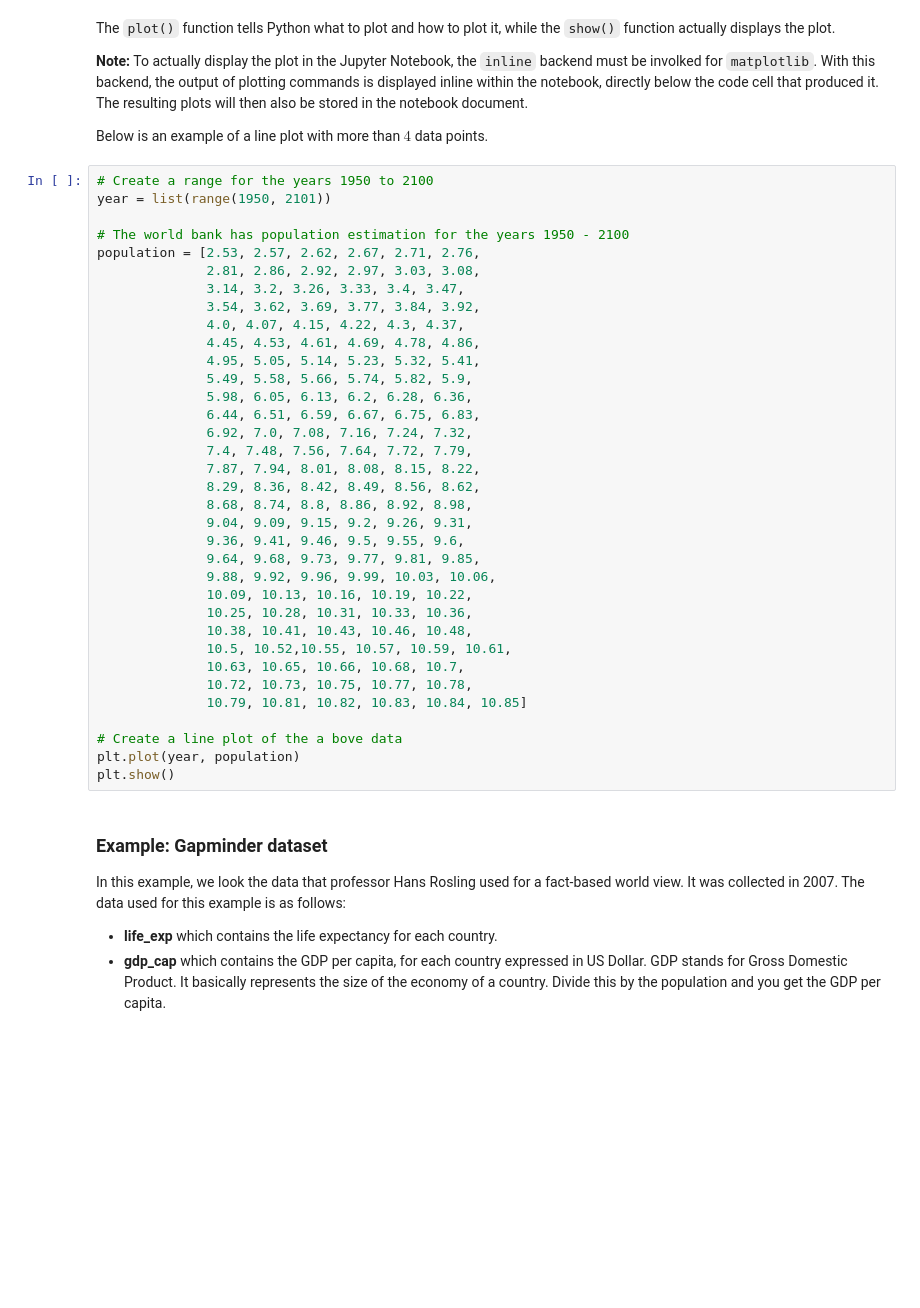
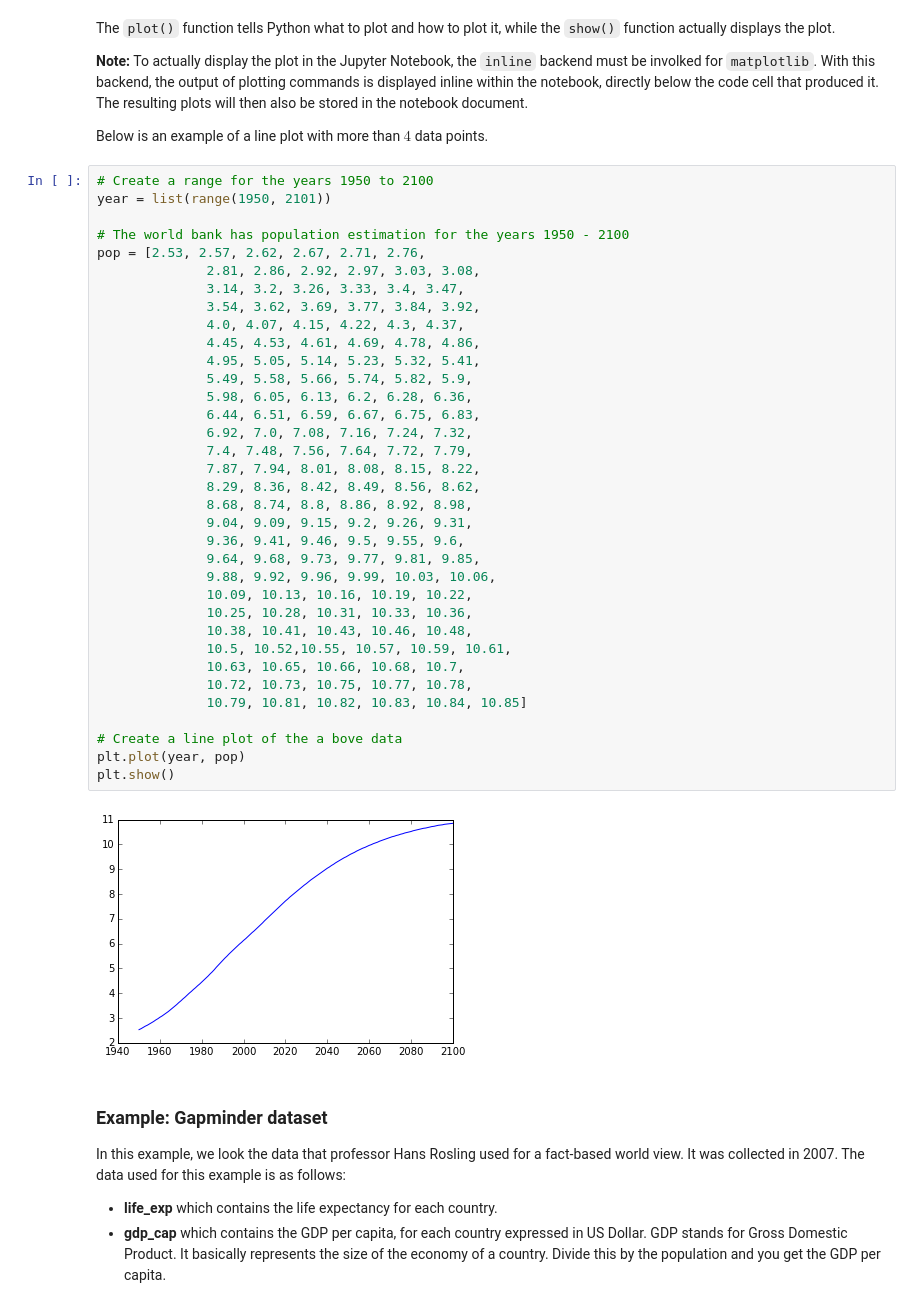
Before and after one commit to darkreapyre/Big-Data-Analytics, a Jupyter notebook: Python for Data Science/Matplotlib.ipynb, the cells around one changed output. Drawn from its saved outputs; the diff is of its cells as text; blank space fills up the shorter version.

```diff
--- a/Python for Data Science/Matplotlib.ipynb
+++ b/Python for Data Science/Matplotlib.ipynb
@@ -27,36 +29,38 @@ Below is an example of a line plot with more than $4$ data points.
 year = list(range(1950, 2101))
 
 # The world bank has population estimation for the years 1950 - 2100
-population = [2.53, 2.57, 2.62, 2.67, 2.71, 2.76,
+pop = [2.53, 2.57, 2.62, 2.67, 2.71, 2.76,
               2.81, 2.86, 2.92, 2.97, 3.03, 3.08,
               3.14, 3.2, 3.26, 3.33, 3.4, 3.47,
               3.54, 3.62, 3.69, 3.77, 3.84, 3.92,
               4.0, 4.07, 4.15, 4.22, 4.3, 4.37,
               4.45, 4.53, 4.61, 4.69, 4.78, 4.86,
               4.95, 5.05, 5.14, 5.23, 5.32, 5.41,
               5.49, 5.58, 5.66, 5.74, 5.82, 5.9,
               5.98, 6.05, 6.13, 6.2, 6.28, 6.36,
               6.44, 6.51, 6.59, 6.67, 6.75, 6.83,
               6.92, 7.0, 7.08, 7.16, 7.24, 7.32,
               7.4, 7.48, 7.56, 7.64, 7.72, 7.79,
               7.87, 7.94, 8.01, 8.08, 8.15, 8.22,
               8.29, 8.36, 8.42, 8.49, 8.56, 8.62,
               8.68, 8.74, 8.8, 8.86, 8.92, 8.98,
               9.04, 9.09, 9.15, 9.2, 9.26, 9.31,
               9.36, 9.41, 9.46, 9.5, 9.55, 9.6,
               9.64, 9.68, 9.73, 9.77, 9.81, 9.85,
               9.88, 9.92, 9.96, 9.99, 10.03, 10.06,
               10.09, 10.13, 10.16, 10.19, 10.22,
               10.25, 10.28, 10.31, 10.33, 10.36,
               10.38, 10.41, 10.43, 10.46, 10.48,
               10.5, 10.52,10.55, 10.57, 10.59, 10.61,
               10.63, 10.65, 10.66, 10.68, 10.7,
               10.72, 10.73, 10.75, 10.77, 10.78,
               10.79, 10.81, 10.82, 10.83, 10.84, 10.85]
 
 # Create a line plot of the a bove data
-plt.plot(year, population)
+plt.plot(year, pop)
 plt.show()
+# %% [output]
+[figure, added]
 # %% [markdown]
 ### Example: Gapminder dataset
 In this example, we look the data that professor Hans Rosling used for a fact-based world view. It was collected in 2007. The data used for this example is as follows:
```
Also changed, not shown: parts of 31 cells of this notebook.
